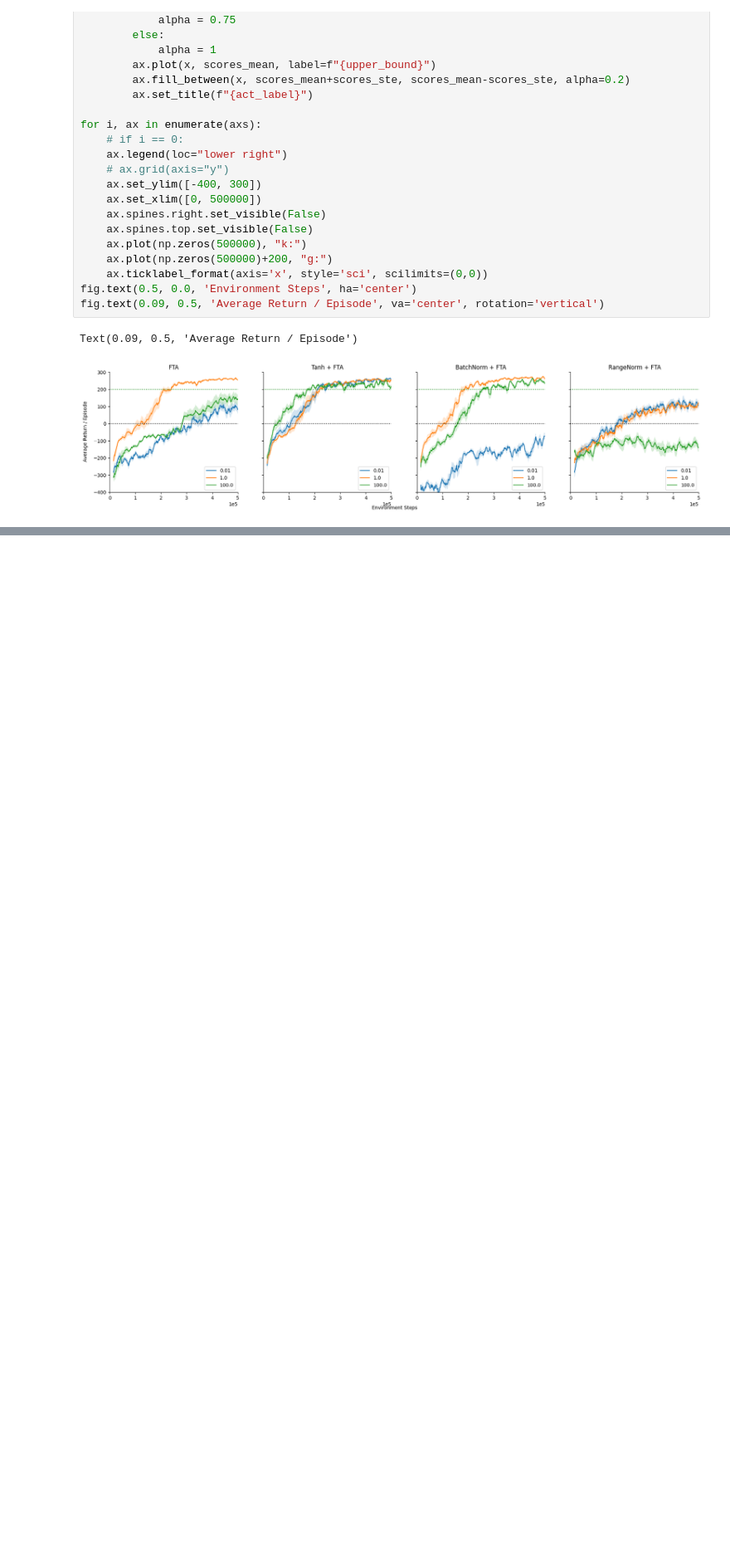
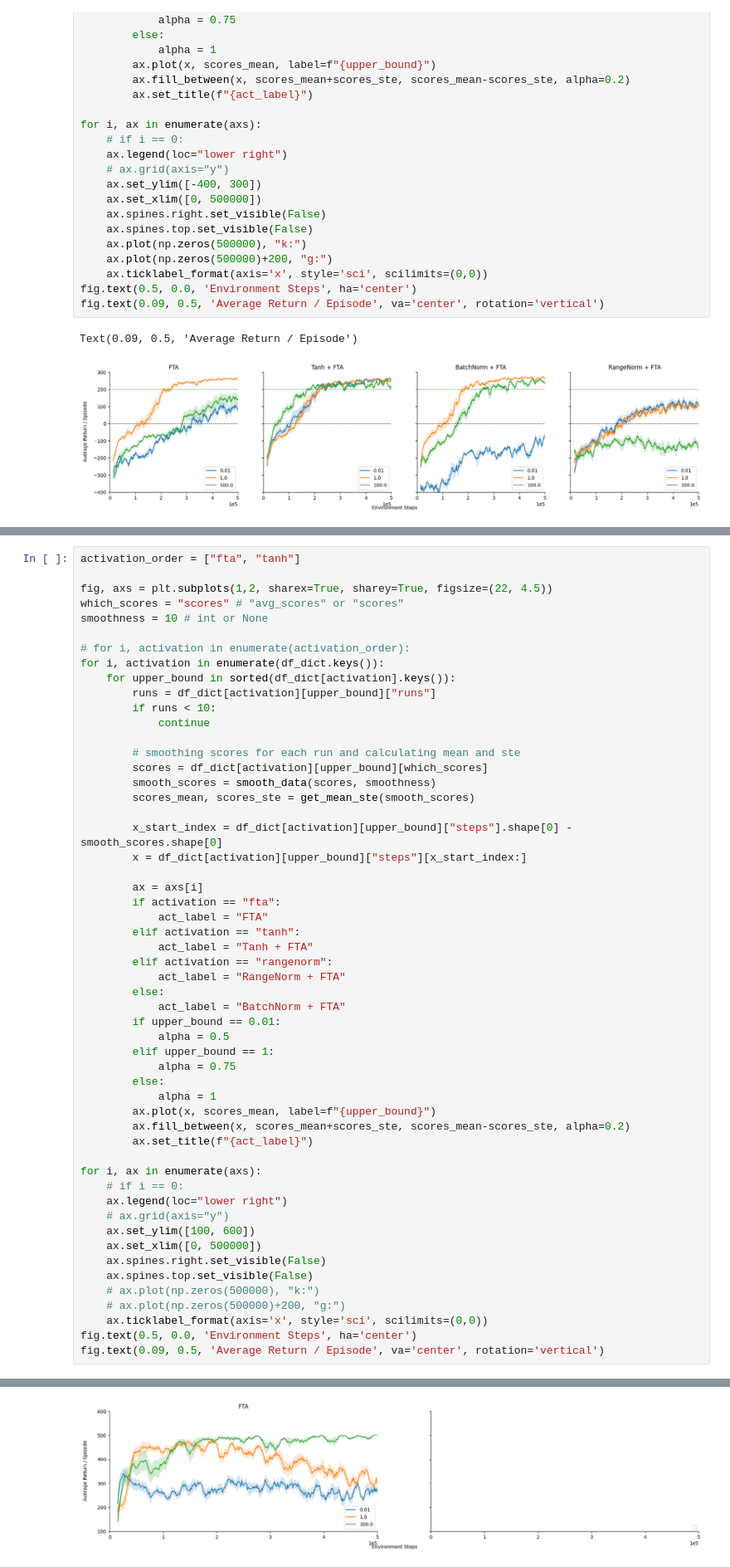
Before and after one commit to vtkachuk4/RL1-Project, a Jupyter notebook: target/plot.ipynb, the cells around one changed output, grey strips where cells are left out. Shown at 83% size. Drawn from its saved outputs; the diff is of its cells as text; blank space fills up the shorter version.

Commit message:
cartpole plot

```diff
--- a/target/plot.ipynb
+++ b/target/plot.ipynb
@@ -534,0 +583,55 @@ Text(0.09, 0.5, 'Average Return / Episode')
+# %%
+activation_order = ["fta", "tanh"]
+
+fig, axs = plt.subplots(1,2, sharex=True, sharey=True, figsize=(22, 4.5))
+which_scores = "scores" # "avg_scores" or "scores"
+smoothness = 10 # int or None
+
+# for i, activation in enumerate(activation_order):
+for i, activation in enumerate(df_dict.keys()):
+    for upper_bound in sorted(df_dict[activation].keys()):
+        runs = df_dict[activation][upper_bound]["runs"]
+        if runs < 10:
+            continue
+
+        # smoothing scores for each run and calculating mean and ste
+        scores = df_dict[activation][upper_bound][which_scores]
+        smooth_scores = smooth_data(scores, smoothness)
+        scores_mean, scores_ste = get_mean_ste(smooth_scores)
+
+        x_start_index = df_dict[activation][upper_bound]["steps"].shape[0] - smooth_scores.shape[0]
+        x = df_dict[activation][upper_bound]["steps"][x_start_index:]
+
+        ax = axs[i]
+        if activation == "fta":
+            act_label = "FTA"
+        elif activation == "tanh":
+            act_label = "Tanh + FTA"
+        elif activation == "rangenorm":
+            act_label = "RangeNorm + FTA"
+        else:
+            act_label = "BatchNorm + FTA"
+        if upper_bound == 0.01:
+            alpha = 0.5
+        elif upper_bound == 1:
+            alpha = 0.75
+        else:
+            alpha = 1
+        ax.plot(x, scores_mean, label=f"{upper_bound}")
+        ax.fill_between(x, scores_mean+scores_ste, scores_mean-scores_ste, alpha=0.2)
+        ax.set_title(f"{act_label}")
+
+for i, ax in enumerate(axs):
+    # if i == 0:
+    ax.legend(loc="lower right")
+    # ax.grid(axis="y")
+    ax.set_ylim([100, 600])
+    ax.set_xlim([0, 500000])
+    ax.spines.right.set_visible(False)
+    ax.spines.top.set_visible(False)
+    # ax.plot(np.zeros(500000), "k:")
+    # ax.plot(np.zeros(500000)+200, "g:")
+    ax.ticklabel_format(axis='x', style='sci', scilimits=(0,0))
+fig.text(0.5, 0.0, 'Environment Steps', ha='center')
+fig.text(0.09, 0.5, 'Average Return / Episode', va='center', rotation='vertical')
+# %% [output]
@@ -534,0 +640 @@ Text(0.09, 0.5, 'Average Return / Episode')
+[figure, added]
```
Also changed, not shown: parts of 3 cells of this notebook.
